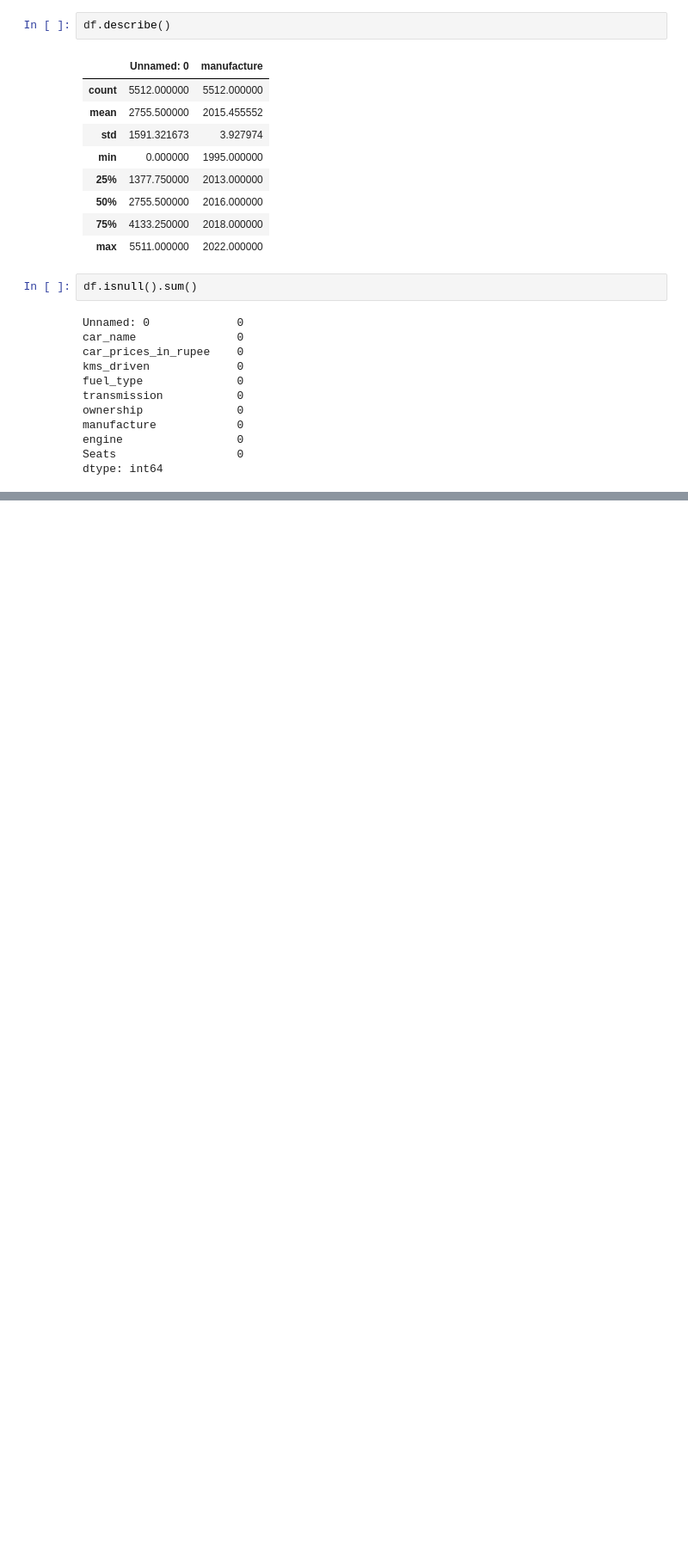
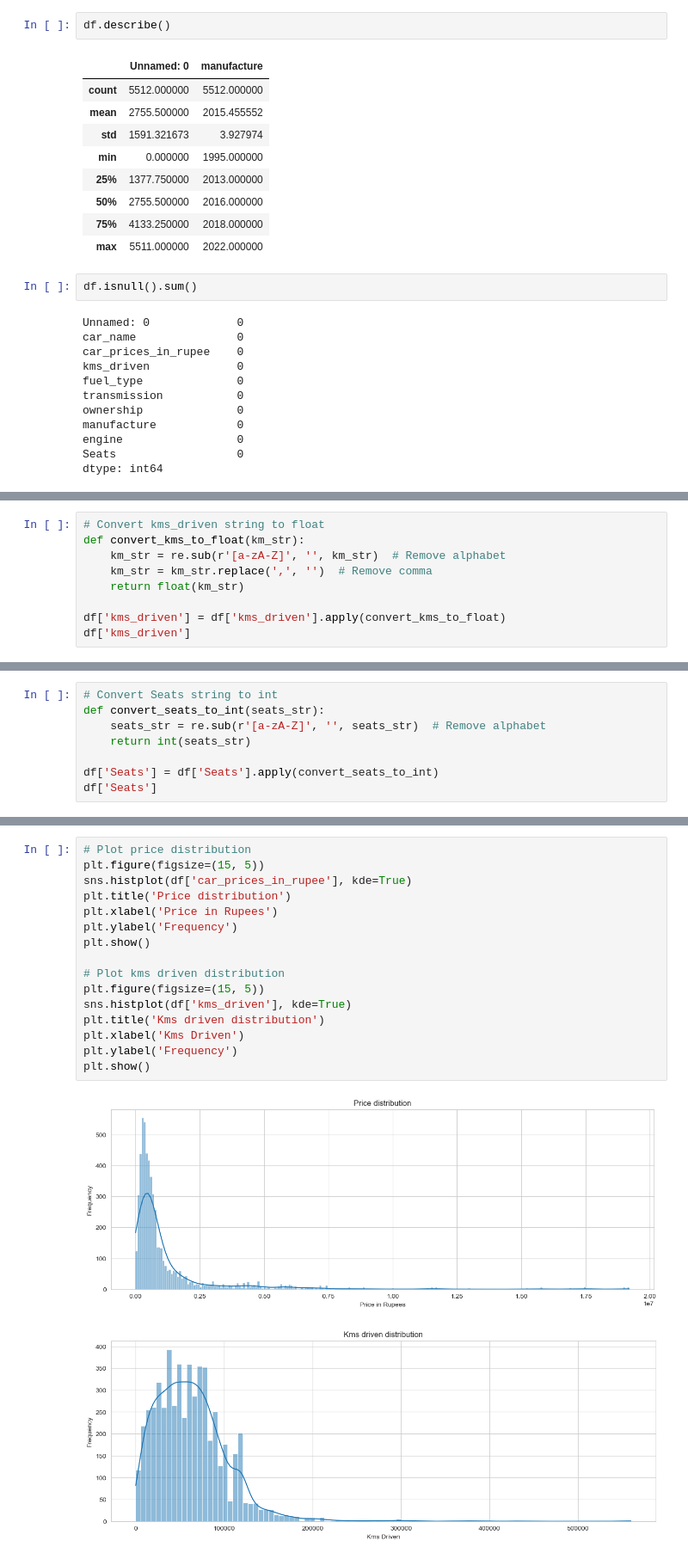
Before and after one commit to JZhg02/ConvexOptimisation, a Jupyter notebook: old-car-price-prediction.ipynb, the cells around one changed output, grey strips where cells are left out. Shown at 86% size. Drawn from its saved outputs; the diff is of its cells as text; blank space fills up the shorter version.

```diff
--- a/old-car-price-prediction.ipynb
+++ b/old-car-price-prediction.ipynb
@@ -81,0 +118,9 @@ Name: count, Length: 1896, dtype: int64
+# %%
+# Convert kms_driven string to float
+def convert_kms_to_float(km_str):
+    km_str = re.sub(r'[a-zA-Z]', '', km_str)  # Remove alphabet
+    km_str = km_str.replace(',', '')  # Remove comma
+    return float(km_str)
+
+df['kms_driven'] = df['kms_driven'].apply(convert_kms_to_float)
+df['kms_driven']
@@ -81,0 +140,8 @@ Name: count, Length: 1896, dtype: int64
+# %%
+# Convert Seats string to int
+def convert_seats_to_int(seats_str):
+    seats_str = re.sub(r'[a-zA-Z]', '', seats_str)  # Remove alphabet
+    return int(seats_str)
+
+df['Seats'] = df['Seats'].apply(convert_seats_to_int)
+df['Seats']
@@ -81,0 +175,19 @@ Name: count, Length: 1896, dtype: int64
+# %%
+# Plot price distribution
+plt.figure(figsize=(15, 5))
+sns.histplot(df['car_prices_in_rupee'], kde=True)
+plt.title('Price distribution')
+plt.xlabel('Price in Rupees')
+plt.ylabel('Frequency')
+plt.show()
+
+# Plot kms driven distribution
+plt.figure(figsize=(15, 5))
+sns.histplot(df['kms_driven'], kde=True)
+plt.title('Kms driven distribution')
+plt.xlabel('Kms Driven')
+plt.ylabel('Frequency')
+plt.show()
+# %% [output]
+[figure, added]
+[figure, added]
```
Also changed, not shown: parts of 12 cells of this notebook.
